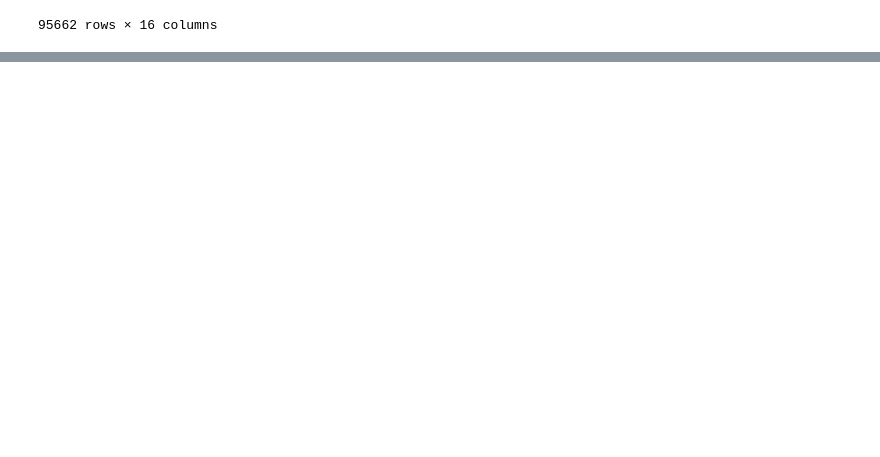
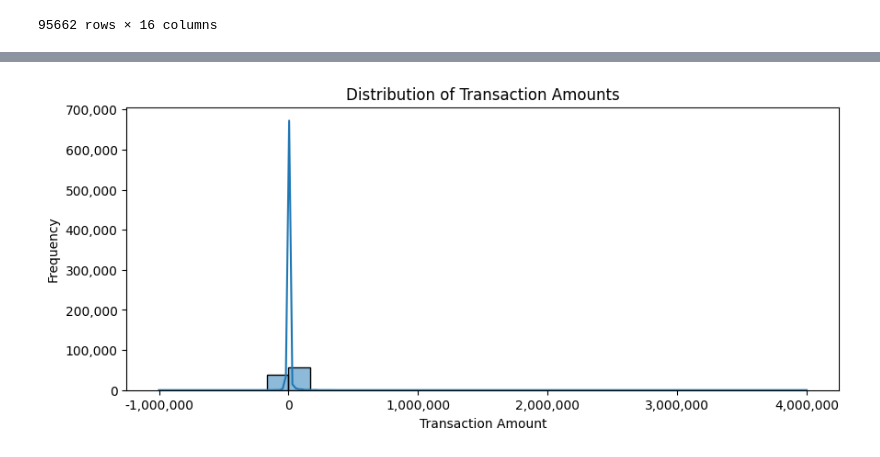
Before and after one commit to beza328/Credit-risk-Modelling, a Jupyter notebook: Notebook/EDA.ipynb, the cells around one changed output, grey strips where cells are left out. Drawn from its saved outputs; the diff is of its cells as text; code cells hidden in the pictures; blank space fills up the shorter version.

Commit message:
Further exploratory data analysis

```diff
--- a/Notebook/EDA.ipynb
+++ b/Notebook/EDA.ipynb
@@ -55,0 +161,3 @@ AttributeError: module 'eda' has no attribute 'data_overview'
+# %%
+# Remove rows where 'Amount' is greater than 4,000,000
+data = data[data['Amount'] <= 4000000]
@@ -55,0 +176,3 @@ AttributeError: module 'eda' has no attribute 'data_overview'
+# %%
+ed.distribution_of_amount(data)
+# %% [output]
@@ -55,0 +180 @@ AttributeError: module 'eda' has no attribute 'data_overview'
+[figure, added]
```
Also changed, not shown: parts of 18 cells of this notebook, 2 other files.
